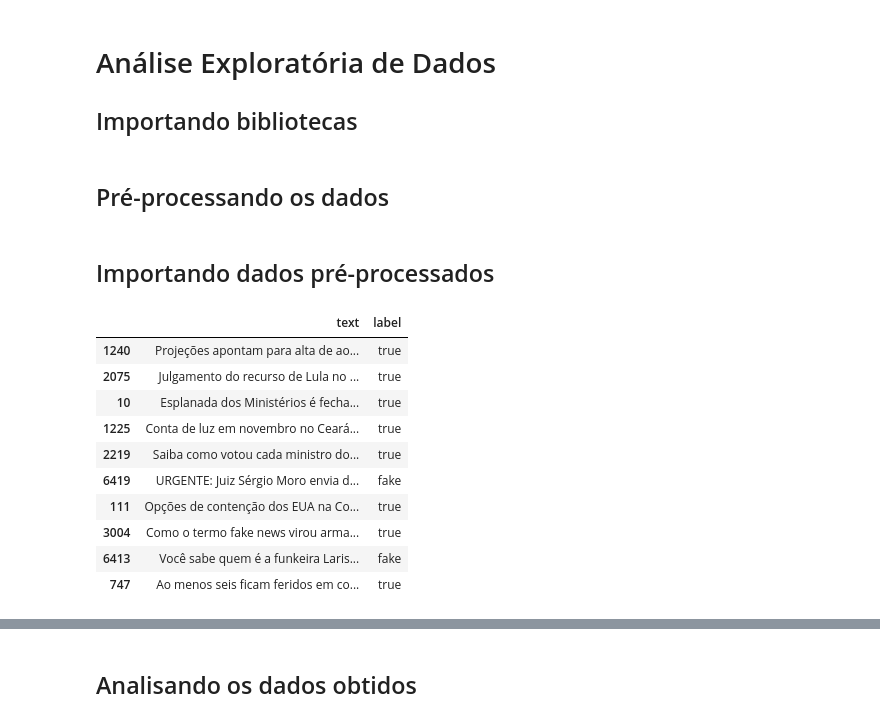
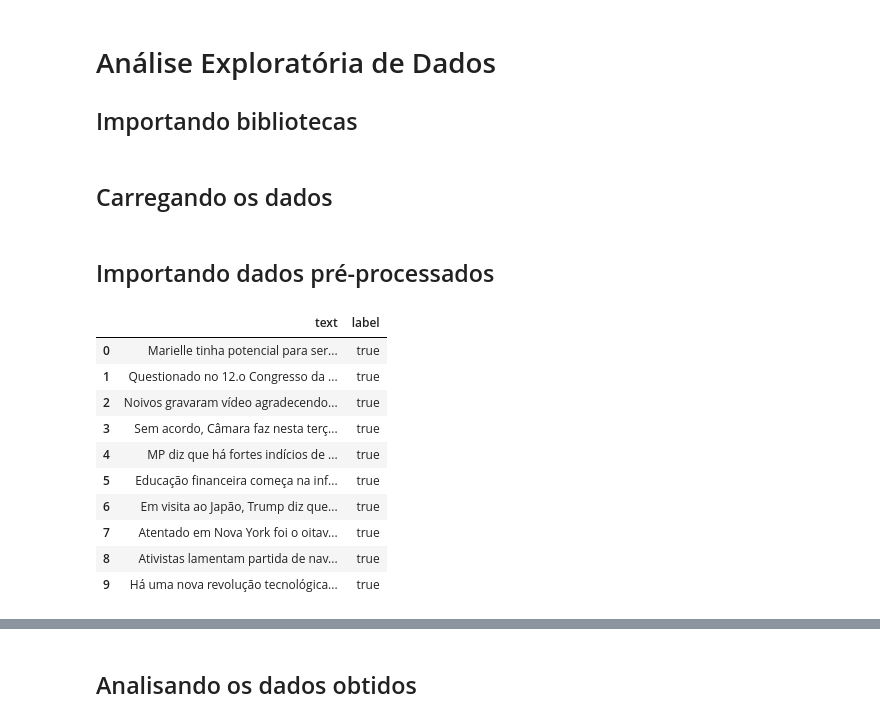
Before and after one commit to atlantico-academy/apura, a Jupyter notebook: notebooks/01 - Exploratory Data Analysis.ipynb, the cells around one changed output, grey strips where cells are left out. Cells and saved outputs as stored; diff of their text form; code cells hidden in the pictures.

```diff
--- a/notebooks/01 - Exploratory Data Analysis.ipynb
+++ b/notebooks/01 - Exploratory Data Analysis.ipynb
@@ -20,7 +22,7 @@ from PIL import Image
 plt.style.use('seaborn-notebook')
 %matplotlib inline
 # %% [markdown]
-## Pré-processando os dados
+## Carregando os dados
 # %%
 true_path = "../data/raw/full_texts/true/"
 fake_path = "../data/raw/full_texts/fake/"
@@ -31,16 +33,16 @@ prepare.make_text_dataframe(true_path, fake_path, output_path)
 ## Importando dados pré-processados
 # %%
 news_df = pd.read_csv(output_path)
-news_df.sample(10)
+news_df.head(10)
 # %% [output]
 |  | text | label |
-| 1240 | Projeções apontam para alta de ao... | true |
-| 2075 | Julgamento do recurso de Lula no ... | true |
-| 10 | Esplanada dos Ministérios é fecha... | true |
-| 1225 | Conta de luz em novembro no Ceará... | true |
-| 2219 | Saiba como votou cada ministro do... | true |
-| 6419 | URGENTE: Juiz Sérgio Moro envia d... | fake |
-| 111 | Opções de contenção dos EUA na Co... | true |
-| 3004 | Como o termo fake news virou arma... | true |
-| 6413 | Você sabe quem é a funkeira Laris... | fake |
-| 747 | Ao menos seis ficam feridos em co... | true |
+| 0 | Marielle tinha potencial para ser... | true |
+| 1 | Questionado no 12.o Congresso da ... | true |
+| 2 | Noivos gravaram vídeo agradecendo... | true |
+| 3 | Sem acordo, Câmara faz nesta terç... | true |
+| 4 | MP diz que há fortes indícios de ... | true |
+| 5 | Educação financeira começa na inf... | true |
+| 6 | Em visita ao Japão, Trump diz que... | true |
+| 7 | Atentado em Nova York foi o oitav... | true |
+| 8 | Ativistas lamentam partida de nav... | true |
+| 9 | Há uma nova revolução tecnológica... | true |
```
Also changed, not shown: parts of 19 cells of this notebook.
